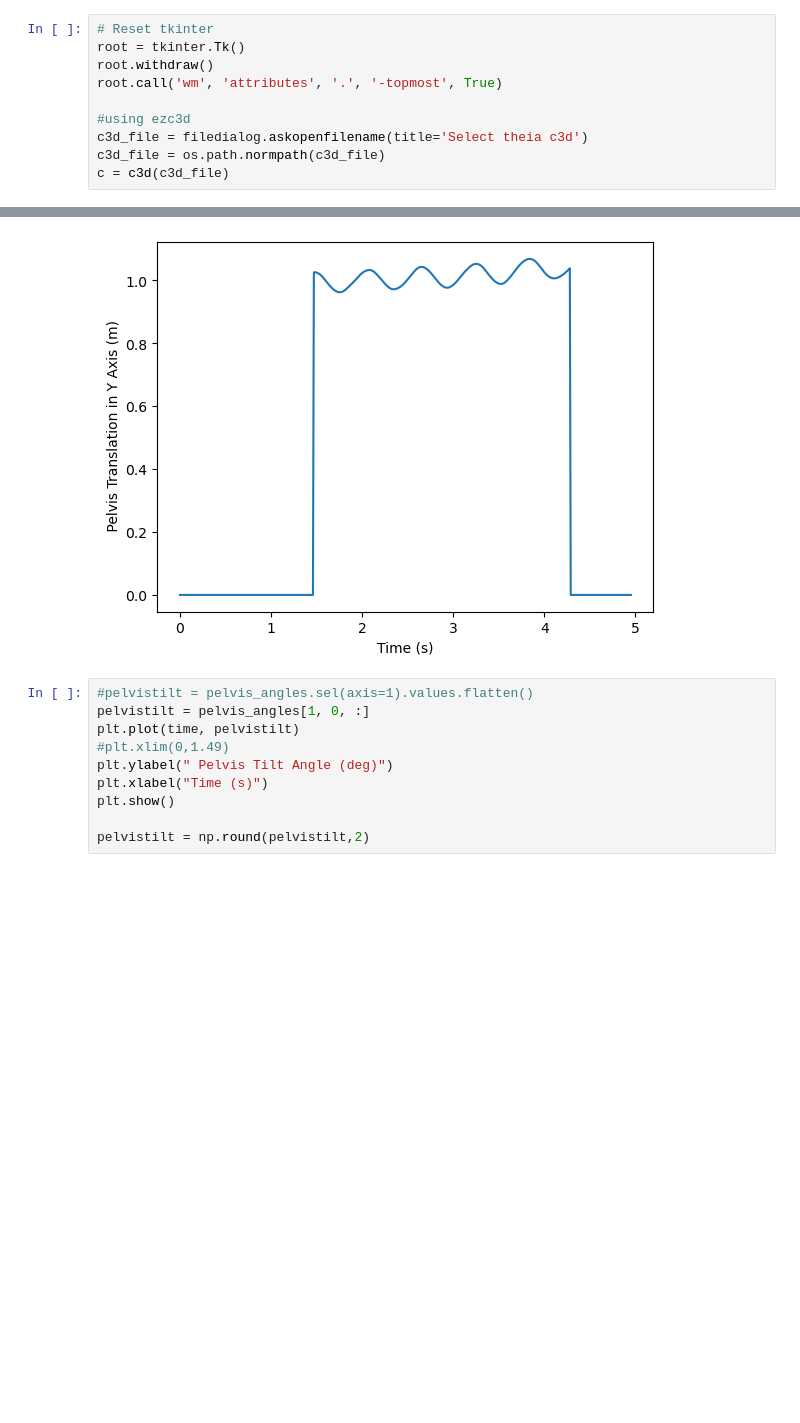
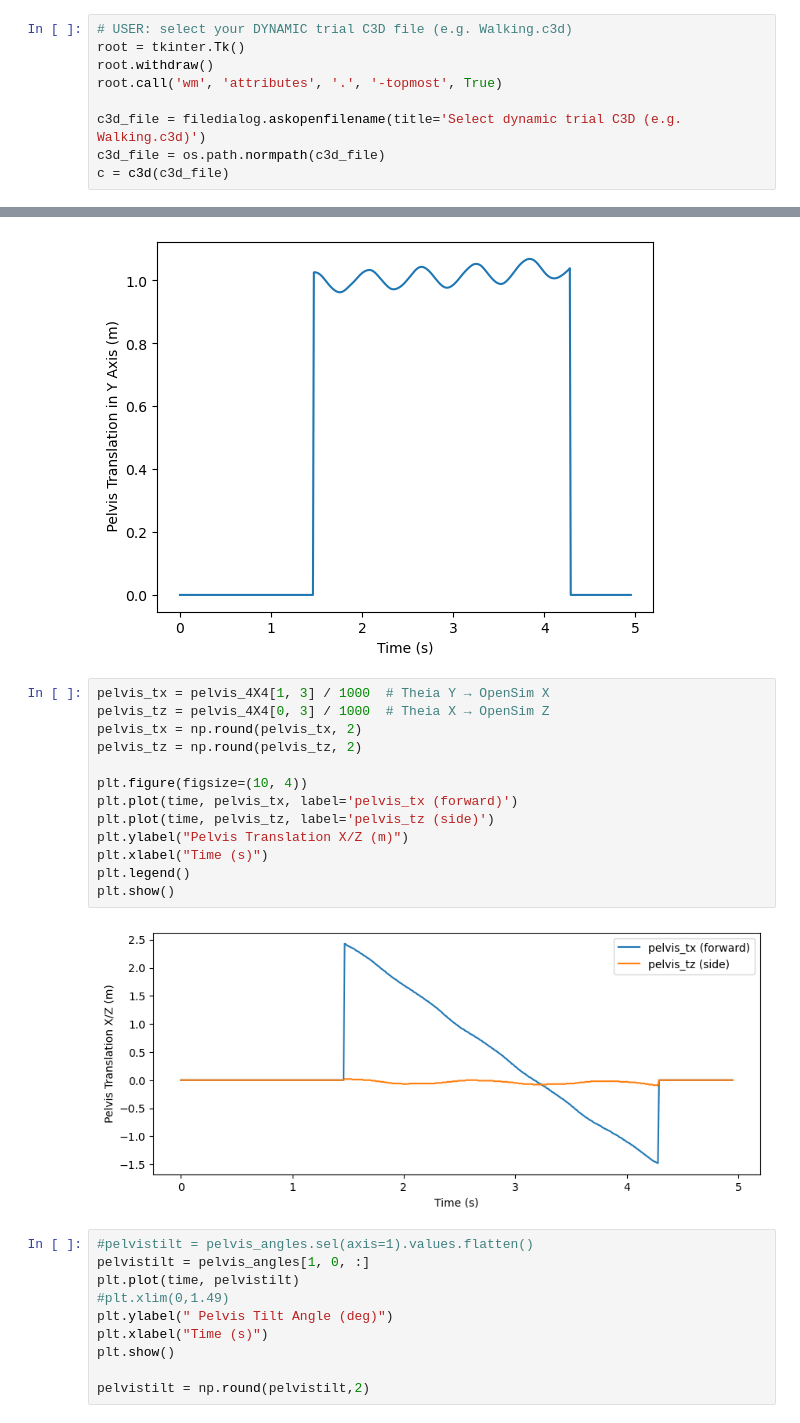
Before and after one commit to Mobility-Engineering-Lab/Theia2OpenSim, a Jupyter notebook: notebook/Angle Calculator.ipynb, the cells around one changed output, grey strips where cells are left out. Cells and saved outputs as stored; diff of their text form; blank space fills up the shorter version.

```diff
--- a/notebook/Angle Calculator.ipynb
+++ b/notebook/Angle Calculator.ipynb
@@ -28,11 +63,10 @@ import csv
 # %%
-# Reset tkinter
+# USER: select your DYNAMIC trial C3D file (e.g. Walking.c3d)
 root = tkinter.Tk()
 root.withdraw()
 root.call('wm', 'attributes', '.', '-topmost', True)
 
-#using ezc3d
-c3d_file = filedialog.askopenfilename(title='Select theia c3d')
+c3d_file = filedialog.askopenfilename(title='Select dynamic trial C3D (e.g. Walking.c3d)')
 c3d_file = os.path.normpath(c3d_file)
 c = c3d(c3d_file)
 # %%
@@ -96,6 +130,21 @@ plt.xlabel("Time (s)")
 # %% [output]
 Text(0.5, 0, 'Time (s)')
 [figure]
+# %%
+pelvis_tx = pelvis_4X4[1, 3] / 1000  # Theia Y → OpenSim X
+pelvis_tz = pelvis_4X4[0, 3] / 1000  # Theia X → OpenSim Z
+pelvis_tx = np.round(pelvis_tx, 2)
+pelvis_tz = np.round(pelvis_tz, 2)
+
+plt.figure(figsize=(10, 4))
+plt.plot(time, pelvis_tx, label='pelvis_tx (forward)')
+plt.plot(time, pelvis_tz, label='pelvis_tz (side)')
+plt.ylabel("Pelvis Translation X/Z (m)")
+plt.xlabel("Time (s)")
+plt.legend()
+plt.show()
+# %% [output]
+[figure, added]
 # %%
 #pelvistilt = pelvis_angles.sel(axis=1).values.flatten()
 pelvistilt = pelvis_angles[1, 0, :]
```
Also changed, not shown: parts of 4 cells of this notebook, 13 other files.
